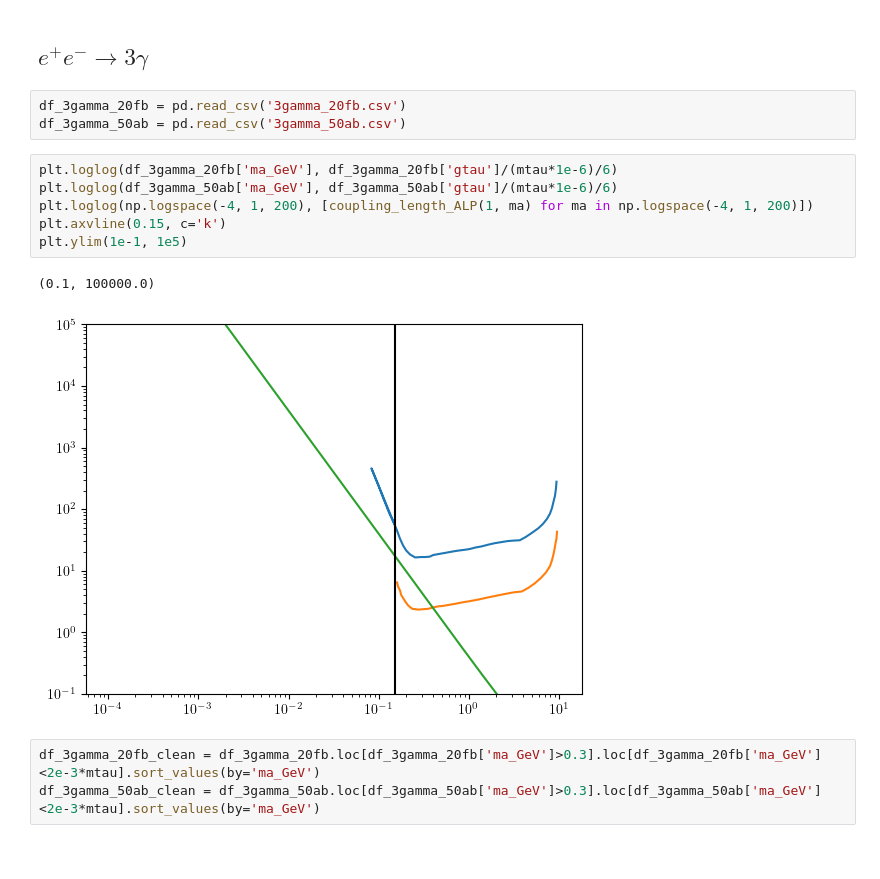
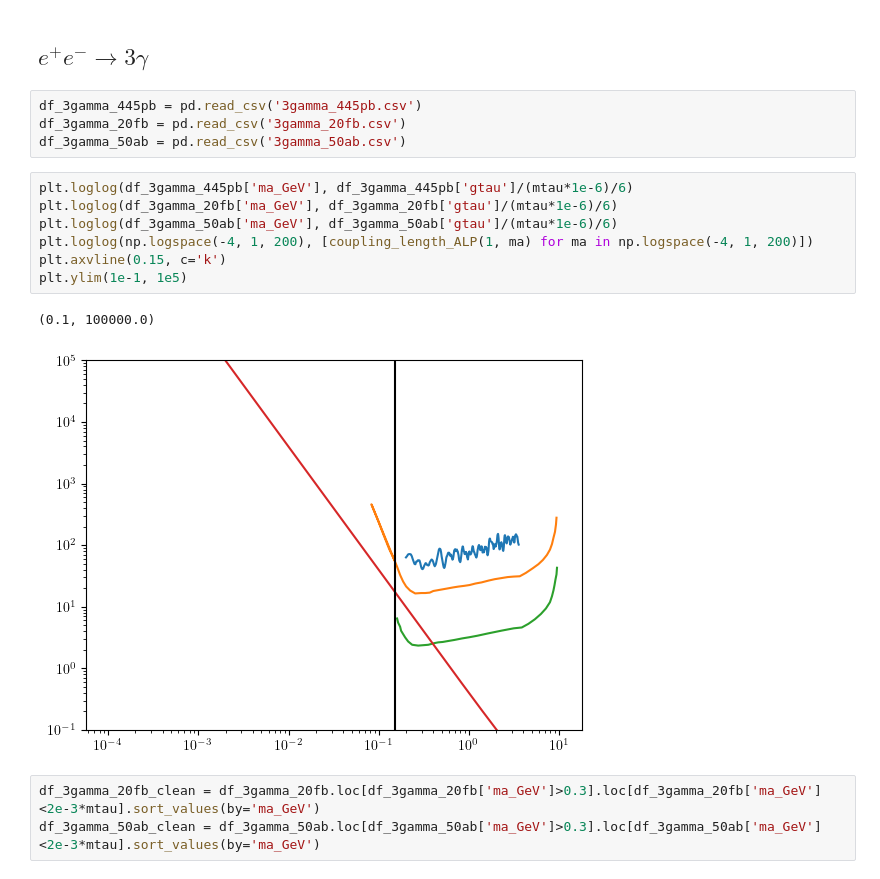
Before and after one commit to Jorge-Alda/tauALPs, a Jupyter notebook: ALP/BelleII/belleII_c0.ipynb, the cells around one changed output. Drawn from its saved outputs; the diff is of its cells as text.

```diff
--- a/ALP/BelleII/belleII_c0.ipynb
+++ b/ALP/BelleII/belleII_c0.ipynb
@@ -98,17 +98,19 @@ ax.set_yscale('log')
 # %% [markdown]
 ## $e^+e^-\to 3\gamma$
 # %%
+df_3gamma_445pb = pd.read_csv('3gamma_445pb.csv')
 df_3gamma_20fb = pd.read_csv('3gamma_20fb.csv')
 df_3gamma_50ab = pd.read_csv('3gamma_50ab.csv')
 # %%
+plt.loglog(df_3gamma_445pb['ma_GeV'], df_3gamma_445pb['gtau']/(mtau*1e-6)/6)
 plt.loglog(df_3gamma_20fb['ma_GeV'], df_3gamma_20fb['gtau']/(mtau*1e-6)/6)
 plt.loglog(df_3gamma_50ab['ma_GeV'], df_3gamma_50ab['gtau']/(mtau*1e-6)/6)
 plt.loglog(np.logspace(-4, 1, 200), [coupling_length_ALP(1, ma) for ma in np.logspace(-4, 1, 200)])
 plt.axvline(0.15, c='k')
 plt.ylim(1e-1, 1e5)
 # %% [output]
 (0.1, 100000.0)
-[figure, old version]
+[figure, new version]
 # %%
 df_3gamma_20fb_clean = df_3gamma_20fb.loc[df_3gamma_20fb['ma_GeV']>0.3].loc[df_3gamma_20fb['ma_GeV']<2e-3*mtau].sort_values(by='ma_GeV')
 df_3gamma_50ab_clean = df_3gamma_50ab.loc[df_3gamma_50ab['ma_GeV']>0.3].loc[df_3gamma_50ab['ma_GeV']<2e-3*mtau].sort_values(by='ma_GeV')
```
Also changed, not shown: parts of 11 cells of this notebook, 30 other files.
